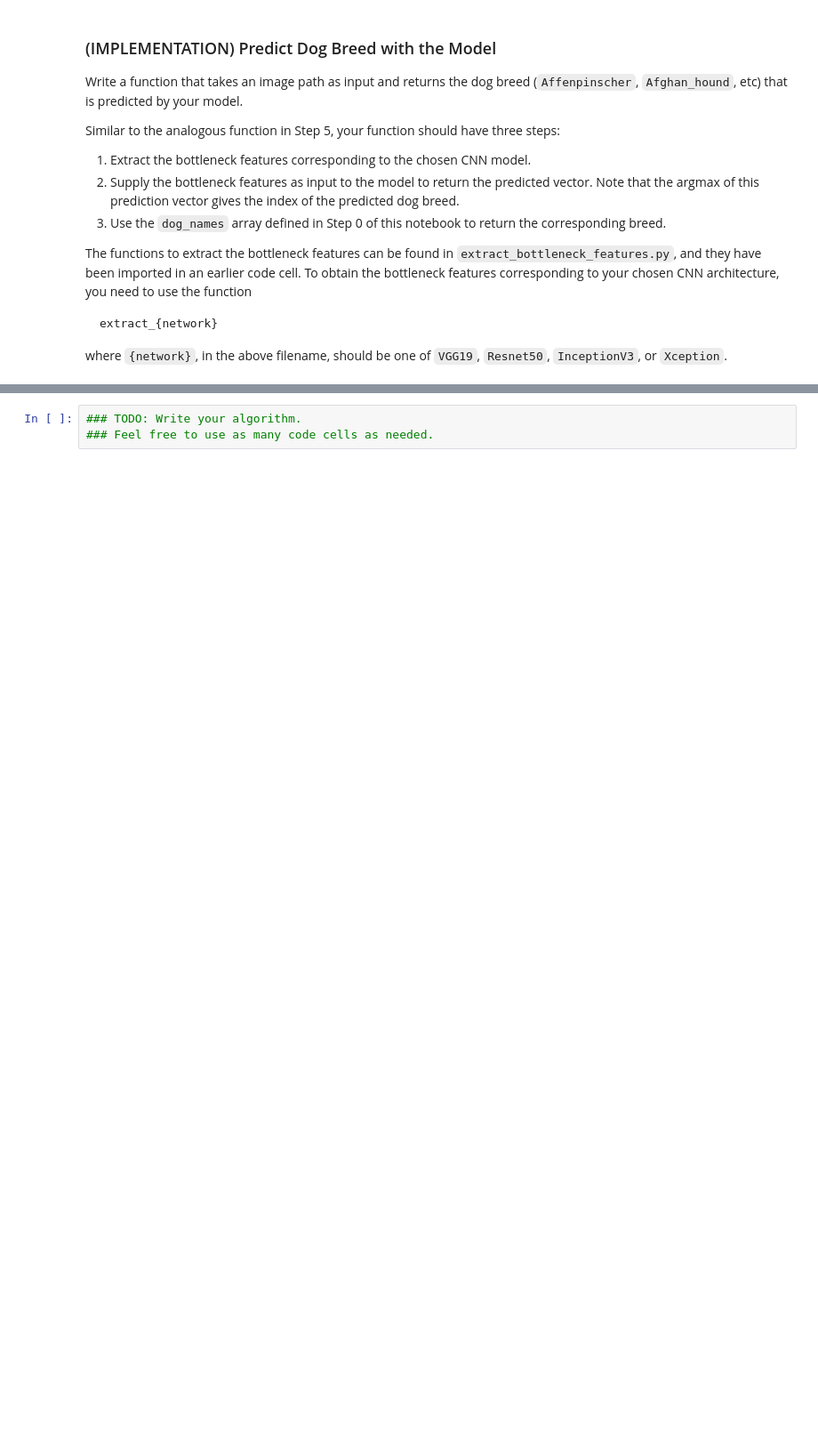
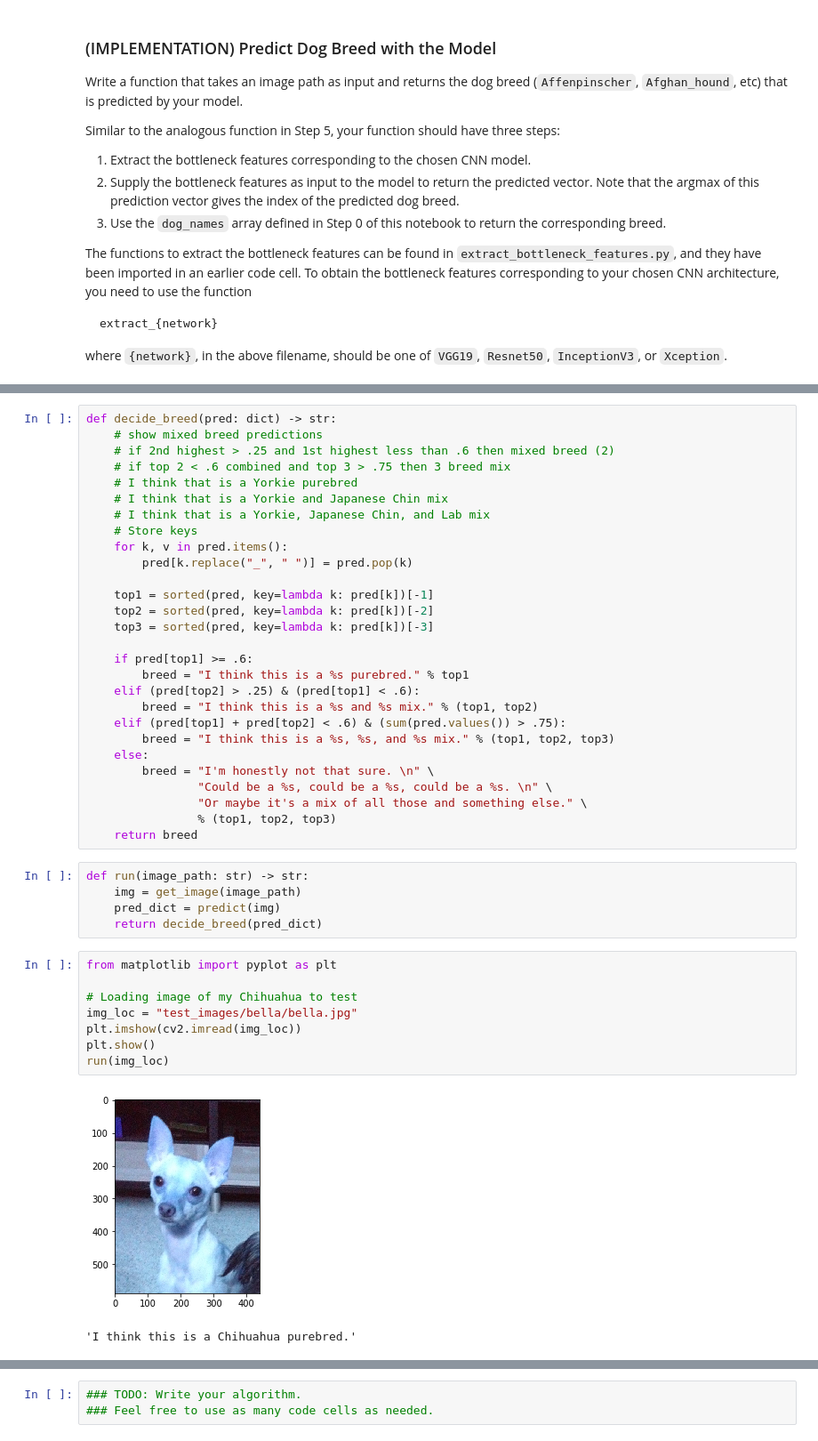
Before and after one commit to ChrisJFarr/DogBreedClassifier, a Jupyter notebook: dog_app.ipynb, the cells around one changed output, grey strips where cells are left out. Shown at 89% size. Cells and saved outputs as stored; diff of their text form; blank space fills up the shorter version.

```diff
--- a/dog_app.ipynb
+++ b/dog_app.ipynb
@@ -746,3 +1020,47 @@ where `{network}`, in the above filename, should be one of `VGG19`, `Resnet50`,
+# %%
+def decide_breed(pred: dict) -> str:
+    # show mixed breed predictions
+    # if 2nd highest > .25 and 1st highest less than .6 then mixed breed (2)
+    # if top 2 < .6 combined and top 3 > .75 then 3 breed mix
+    # I think that is a Yorkie purebred
+    # I think that is a Yorkie and Japanese Chin mix
+    # I think that is a Yorkie, Japanese Chin, and Lab mix
+    # Store keys
+    for k, v in pred.items():
+        pred[k.replace("_", " ")] = pred.pop(k)
+
+    top1 = sorted(pred, key=lambda k: pred[k])[-1]
+    top2 = sorted(pred, key=lambda k: pred[k])[-2]
+    top3 = sorted(pred, key=lambda k: pred[k])[-3]
+
+    if pred[top1] >= .6:
+        breed = "I think this is a %s purebred." % top1
+    elif (pred[top2] > .25) & (pred[top1] < .6):
+        breed = "I think this is a %s and %s mix." % (top1, top2)
+    elif (pred[top1] + pred[top2] < .6) & (sum(pred.values()) > .75):
+        breed = "I think this is a %s, %s, and %s mix." % (top1, top2, top3)
+    else:
+        breed = "I'm honestly not that sure. \n" \
+                "Could be a %s, could be a %s, could be a %s. \n" \
+                "Or maybe it's a mix of all those and something else." \
+                % (top1, top2, top3)
+    return breed
+# %%
+def run(image_path: str) -> str:
+    img = get_image(image_path)
+    pred_dict = predict(img)
+    return decide_breed(pred_dict)
+# %%
+from matplotlib import pyplot as plt
+
+# Loading image of my Chihuahua to test
+img_loc = "test_images/bella/bella.jpg"
+plt.imshow(cv2.imread(img_loc))
+plt.show()
+run(img_loc)
+# %% [output]
+[figure, added]
+'I think this is a Chihuahua purebred.'
 # %% [markdown]
 ---
 <a id='step6'></a>
```
Also changed, not shown: parts of 57 cells of this notebook, 3 other files.
